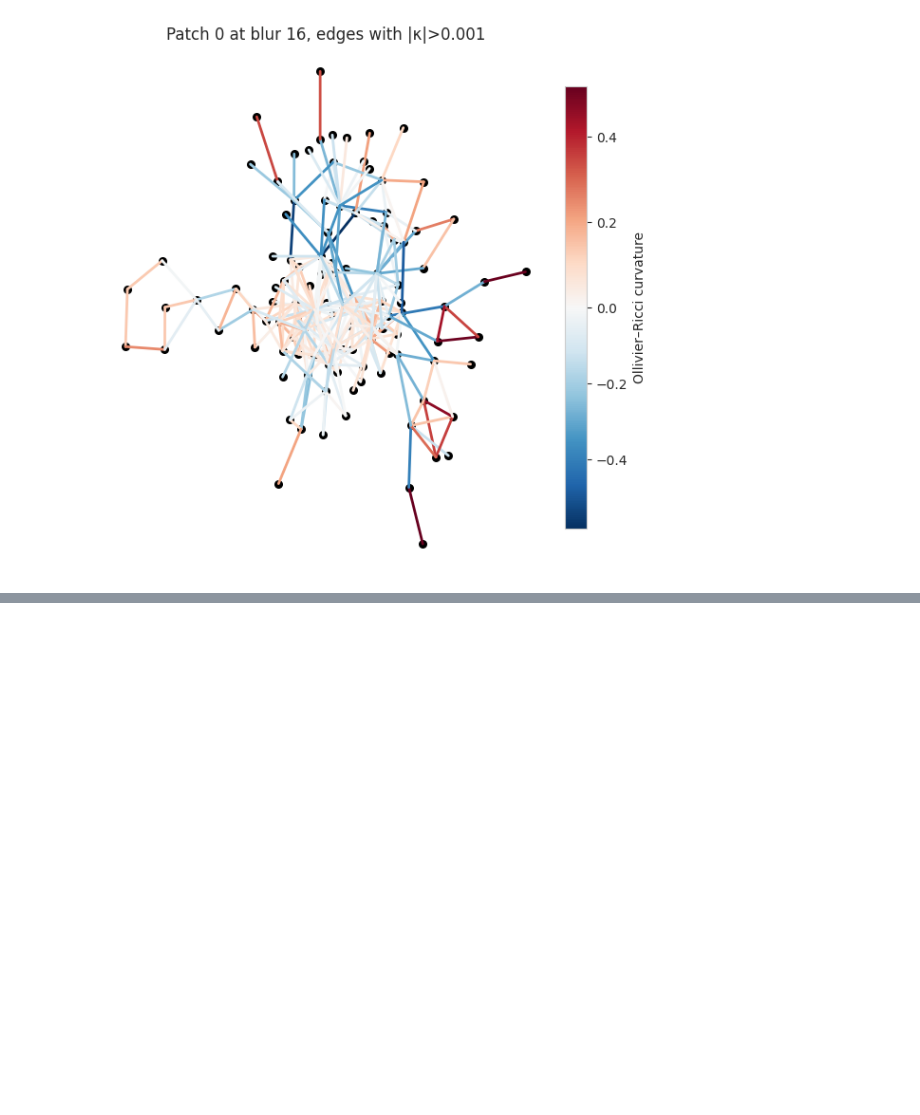
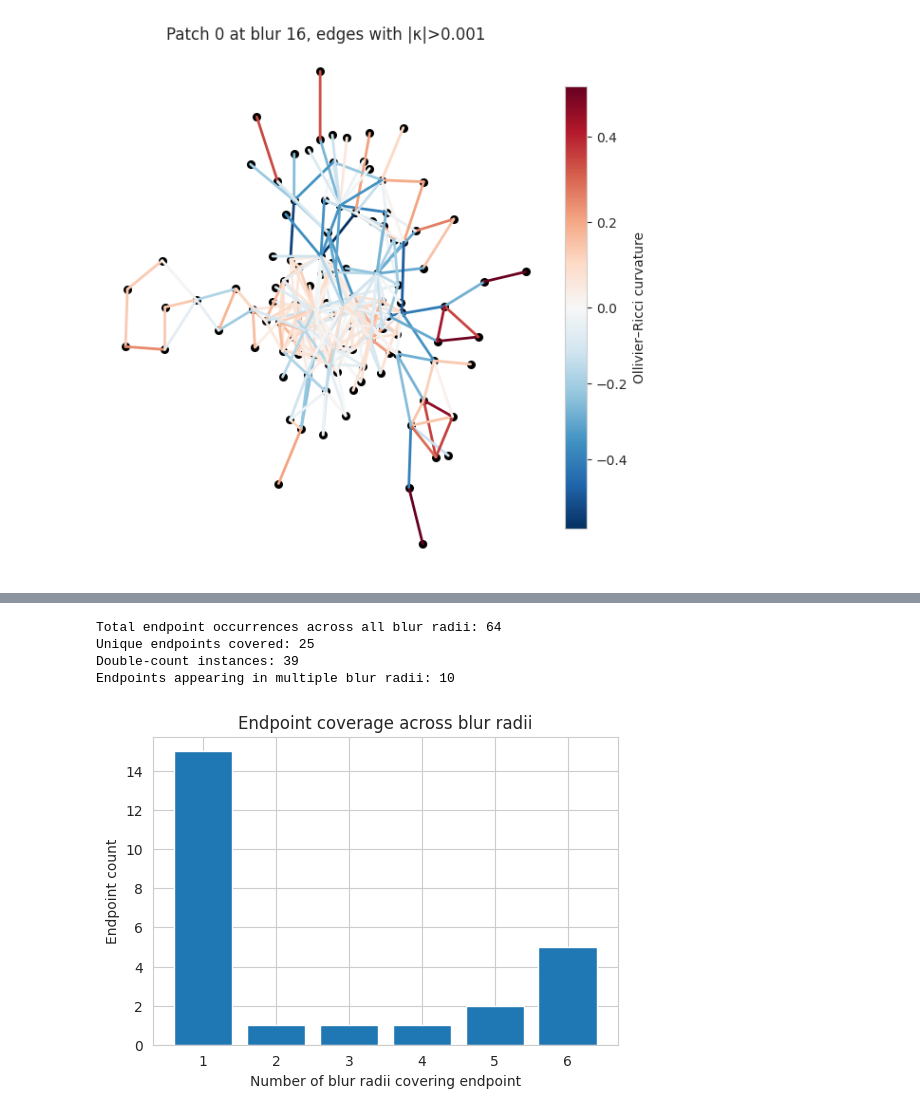
Before and after one commit to Antel0pe/SpaceOfMNIST-Digits, a Jupyter notebook: MaximizeGeodesicVSEuclideanDistance.ipynb, the cells around one changed output, grey strips where cells are left out. Drawn from its saved outputs; the diff is of its cells as text; code cells hidden in the pictures; blank space fills up the shorter version.

```diff
--- a/MaximizeGeodesicVSEuclideanDistance.ipynb
+++ b/MaximizeGeodesicVSEuclideanDistance.ipynb
@@ -1980,0 +2215,53 @@ inv_weight                                                           [248, 190,
+# %%
+import numpy as np
+import matplotlib.pyplot as plt
+from collections import Counter
+
+# --- Assumes subg, patches_by_radius, and top_pairs are defined ---
+
+# 1) Build coverage sets: for each blur radius, set of endpoints covered
+coverage = {}
+for r, patches in patches_by_radius.items():
+    # union of nodes in all patches at this blur
+    nodes_union = set()
+    for edge_set in patches:
+        for eid in edge_set:
+            u,v = subg.es[eid].tuple
+            nodes_union.update([u,v])
+    # which endpoints in top_pairs are in this union
+    covered = {e for pair in top_pairs for e in pair if e in nodes_union}
+    coverage[r] = covered
+
+# 2) Count how many radii each endpoint appears in
+endpoint_counts = Counter()
+for r, nodes in coverage.items():
+    for e in nodes:
+        endpoint_counts[e] += 1
+
+# 3) Compute summary
+total_occurrences = sum(len(nodes) for nodes in coverage.values())
+unique_endpoints = len(endpoint_counts)
+double_instances = sum(count - 1 for count in endpoint_counts.values() if count > 1)
+multi_endpoints = sum(1 for count in endpoint_counts.values() if count > 1)
+
+# 4) Print summary
+print(f"Total endpoint occurrences across all blur radii: {total_occurrences}")
+print(f"Unique endpoints covered: {unique_endpoints}")
+print(f"Double-count instances: {double_instances}")
+print(f"Endpoints appearing in multiple blur radii: {multi_endpoints}")
+
+# 5) Histogram of coverage counts
+counts = list(endpoint_counts.values())
+plt.figure(figsize=(6,4))
+plt.hist(counts, bins=range(1, max(counts)+2), align='left', rwidth=0.8)
+plt.xlabel('Number of blur radii covering endpoint')
+plt.ylabel('Endpoint count')
+plt.title('Endpoint coverage across blur radii')
+plt.xticks(range(1, max(counts)+1))
+plt.show()
+# %% [output]
+Total endpoint occurrences across all blur radii: 64
+Unique endpoints covered: 25
+Double-count instances: 39
+Endpoints appearing in multiple blur radii: 10
+[figure, added]
```
Also changed, not shown: parts of 15 cells of this notebook.
